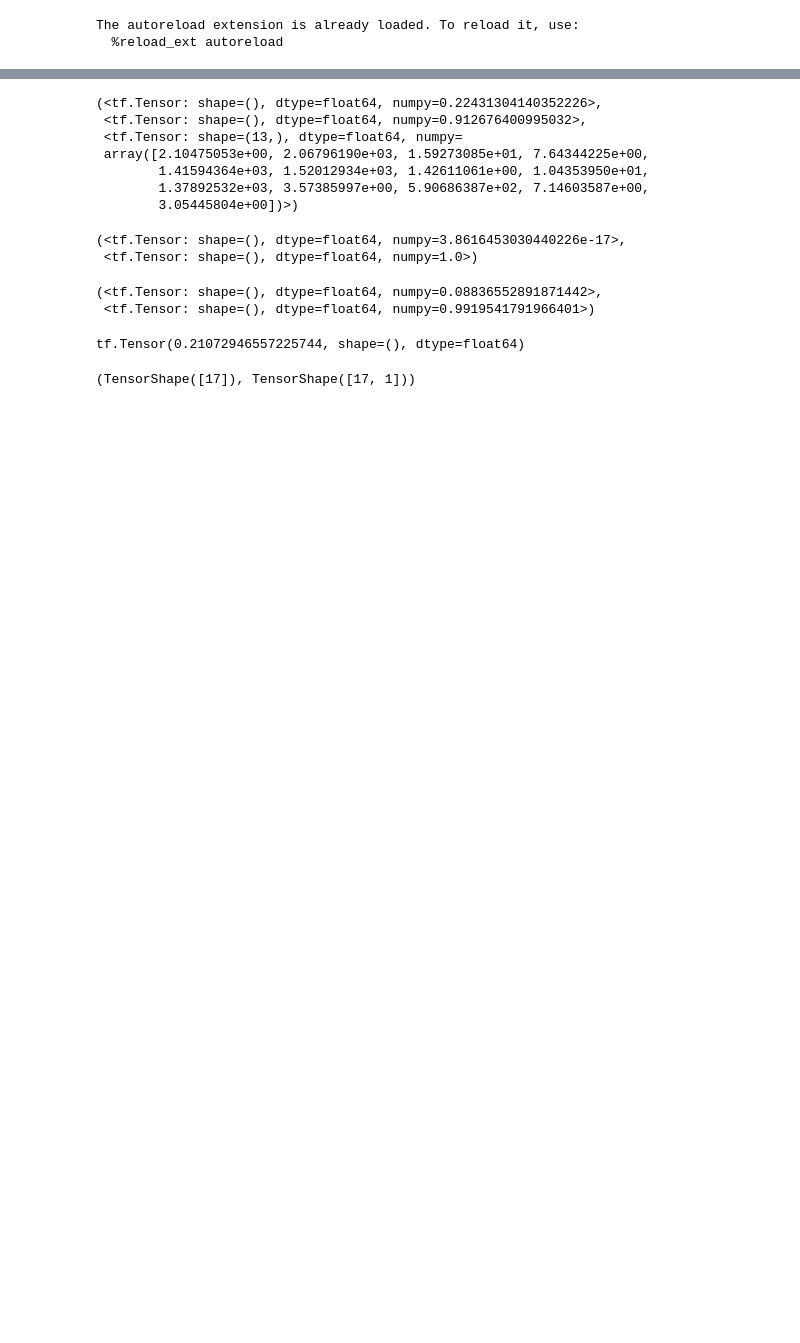
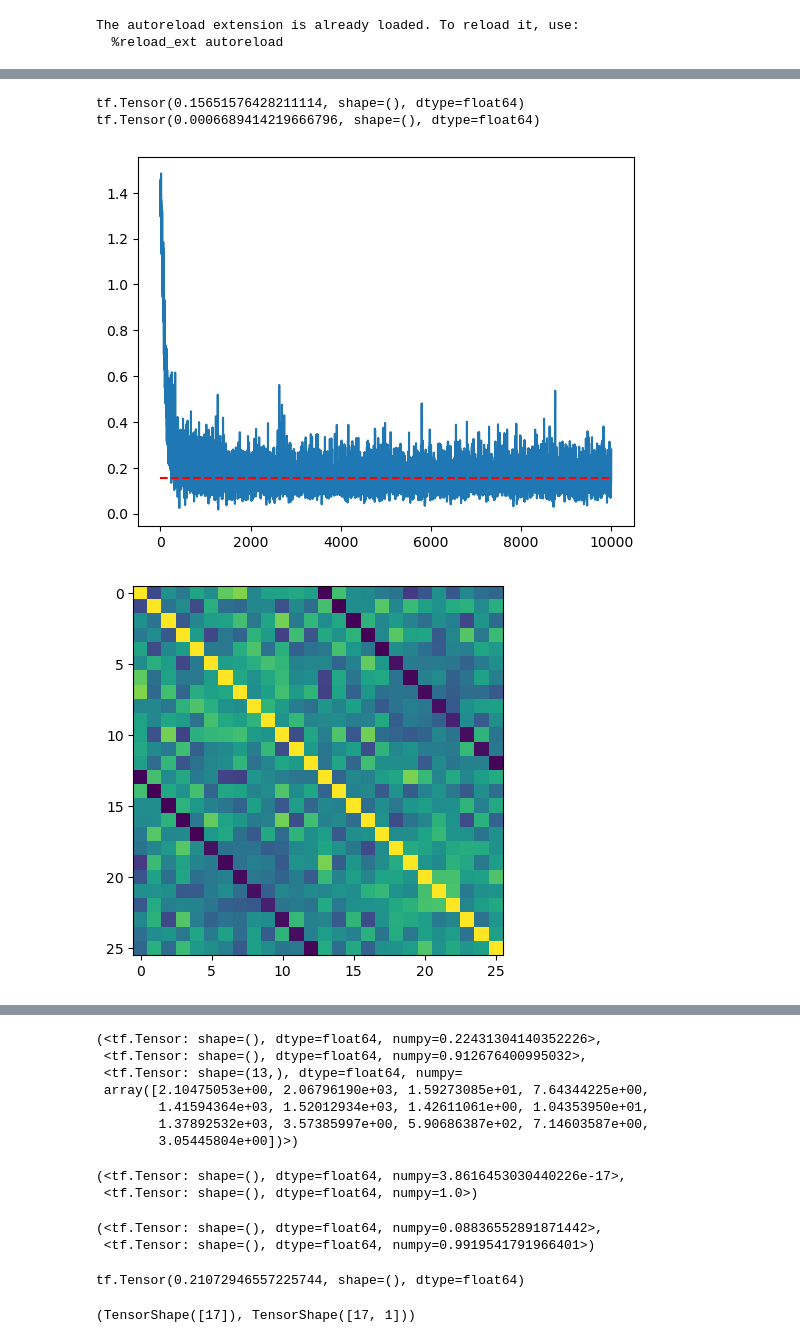
Before and after one commit to cambridge-mlg/learnable-qmc, a Jupyter notebook: notebooks/uci.ipynb, the cells around one changed output, grey strips where cells are left out. Cells and saved outputs as stored; diff of their text form; code cells hidden in the pictures; blank space fills up the shorter version.

```diff
--- a/notebooks/uci.ipynb
+++ b/notebooks/uci.ipynb
@@ -23,8 +26,10 @@ dataset = Wine(
 # %%
-joint_sampler = GaussianCopulaAntiparallelCorrelated(
+
+joint_sampler = GaussianCopulaParametrised(
+    seed=[0, 0],
     dim=dataset.dim,
-    correlation_factor=-0.99,
     dtype=tf.float64,
+    trainable=True,
 )
 # %%
 #@tf.function
@@ -60,7 +65,7 @@ for i in range(1000):
         kernel=kernel,
         x_train=dataset.x_train,
         optimizer=optimizer,
-        num_ensembles=10,
+        num_ensembles=1,
     )
 
     if i % 100 == 0:
@@ -87,7 +90,7 @@ def rfgp_gradient_step(
 seed = [0, 0]
 kernel = ExponentiatedQuadraticKernel(
     dim=int(dataset.dim),
-    lengthscales=dataset.dim*[6.5],
+    lengthscales=dataset.dim*[1.0],
     output_scale=1.0,
     dtype=tf.float64,
 )
@@ -102,6 +105,7 @@ rfgp = RandomFeatureGaussianProcess(
 
 optimizer = tf.keras.optimizers.Adam(learning_rate=0.01)
 seed = [0, 0]
+losses = []
 
 for i in range(10000):
 
@@ -111,6 +115,7 @@ for i in range(10000):
         optimizer=optimizer,
         num_ensembles=1,
     )
+    losses.append(loss)
 
     if i % 1000 == 0:
         print(f"loss: {loss:.3f} {rfgp.noise_std.numpy():.3f} {rfgp.kernel.output_scale.numpy():.3f} {rfgp.kernel.lengthscales.numpy()}")
@@ -134,0 +140,11 @@ loss: 0.217 0.230 0.918 [2.32139956e+00 1.42874611e+03 1.48865661e+01 7.65857041
+# %%
+plt.plot(losses)
+plt.hlines(tf.reduce_mean(losses[4000:]), 0., len(losses), colors='r', linestyles='dashed')
+print(tf.reduce_mean(losses[4000:]), tf.math.reduce_std(losses[4000:]) / 6000**0.5)
+plt.show()
+plt.imshow(rfgp.joint_sampler.covariance.numpy())
+plt.show()
+# %% [output]
+tf.Tensor(0.15651576428211114, shape=(), dtype=float64) tf.Tensor(0.0006689414219666796, shape=(), dtype=float64)
+[figure, added]
+[figure, added]
```
Also changed, not shown: parts of 12 cells of this notebook, 6 other files.
